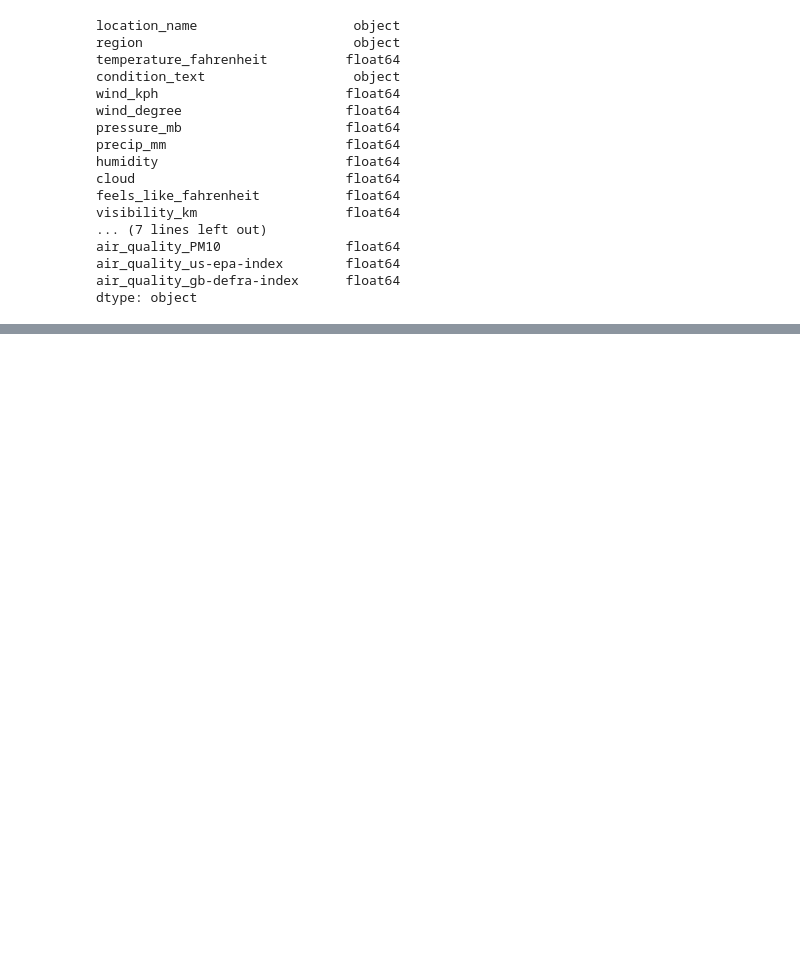
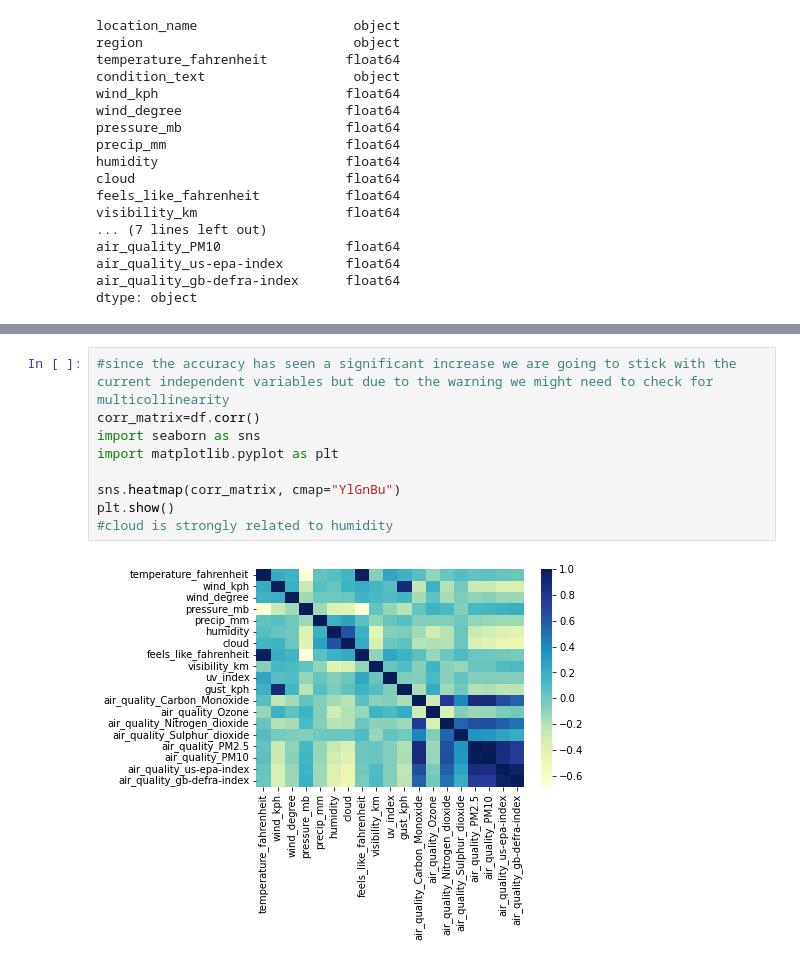
Before and after one commit to DarkEmpress/RainCheck-Your-Ultimate-Weather-Companion-for-India, a Jupyter notebook: weather_forecast.ipynb, the cells around one changed output, grey strips where cells are left out. Saved outputs shown, nothing was run; the diff lists cells and outputs as text; blank space fills up the shorter version.

```diff
--- a/weather_forecast.ipynb
+++ b/weather_forecast.ipynb
@@ -239,0 +370,11 @@ accuracy
+# %%
+#since the accuracy has seen a significant increase we are going to stick with the current independent variables but due to the warning we might need to check for multicollinearity
+corr_matrix=df.corr()
+import seaborn as sns
+import matplotlib.pyplot as plt
+
+sns.heatmap(corr_matrix, cmap="YlGnBu")
+plt.show()
+#cloud is strongly related to humidity
+# %% [output]
+[figure, added]
```
Also changed, not shown: parts of 7 cells of this notebook.
